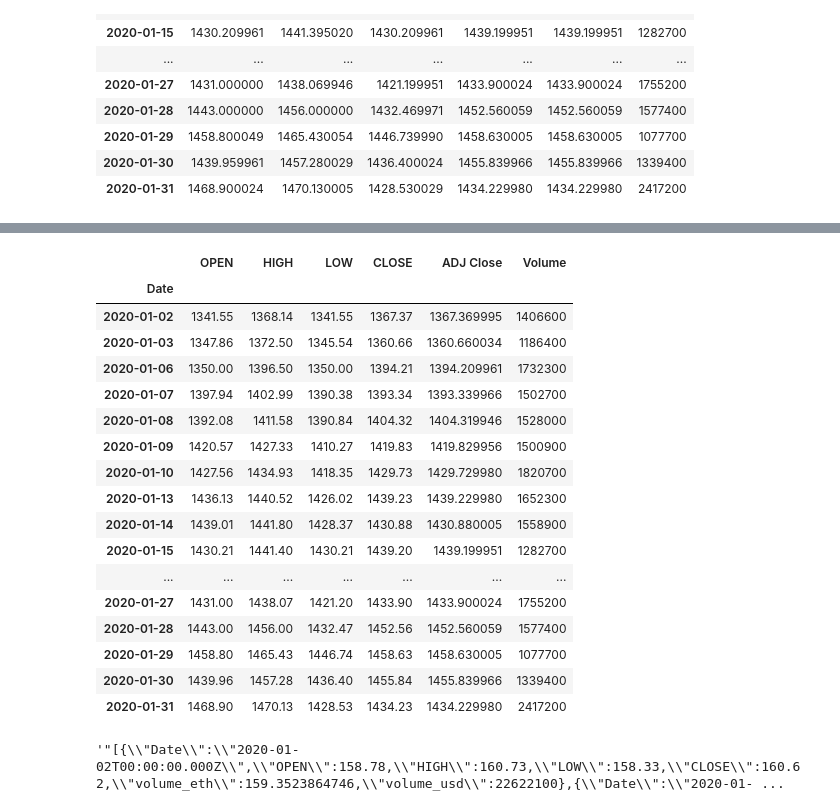
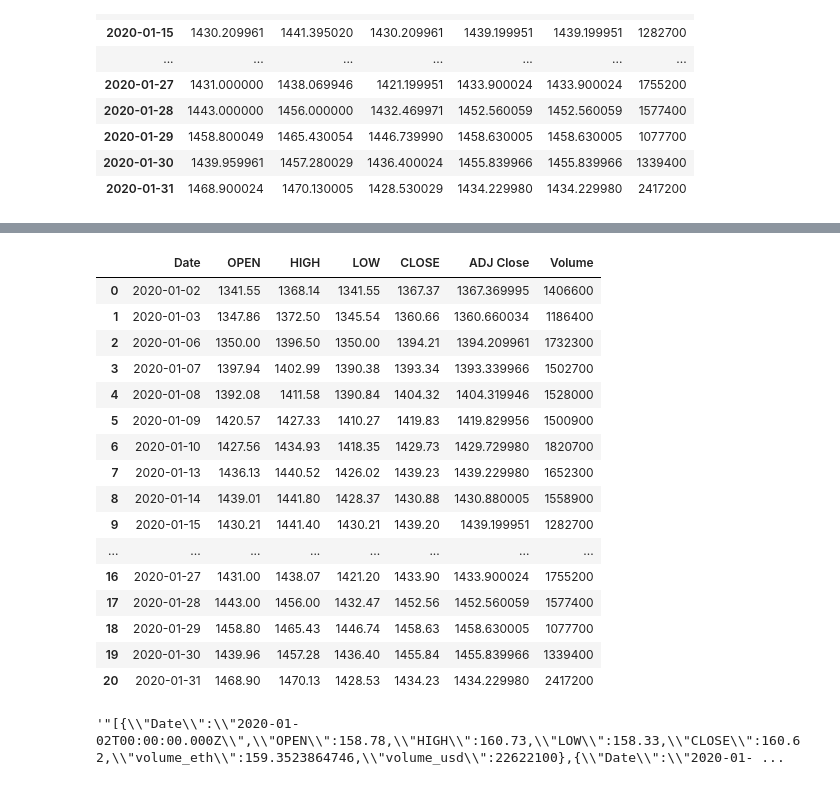
Before and after one commit to dgustave/Project2-Challenge, a Jupyter notebook: notebooks/ETL.ipynb, the cells around one changed output, grey strips where cells are left out. Drawn from its saved outputs; the diff is of its cells as text; code cells hidden in the pictures.

```diff
--- a/notebooks/ETL.ipynb
+++ b/notebooks/ETL.ipynb
@@ -65,9 +66,10 @@ data_df
 | 2020-01-30 | 1439.959961 | 1457.280029 | 1436.400024 | 1455.839966 | 1455.839966 | 1339400 |
 | 2020-01-31 | 1468.900024 | 1470.130005 | 1428.530029 | 1434.229980 | 1434.229980 | 2417200 |
 # %%
+data_df2 = data_df.reset_index(drop=False)
 #data_df.index = [x for x in range(1, len(data_df.values)+1)]
 #data_df.index.name = 'id'
 #data_df.index = data_df.index.map(str)
 
-data_df
+data_df2
 # %% [output]
@@ -92,23 +93,22 @@ data_df
 # %%
-data_df.columns = ["OPEN", "HIGH", "LOW", "CLOSE", "ADJ Close", "Volume"]
-data_df = data_df.round({"OPEN": 2, "HIGH": 2, "LOW": 2, "CLOSE": 2})
-data_df
+data_df2.columns = [ "Date", "OPEN", "HIGH", "LOW", "CLOSE", "ADJ Close", "Volume"]
+data_df2 = data_df2.round({"OPEN": 2, "HIGH": 2, "LOW": 2, "CLOSE": 2})
+data_df2
 # %% [output]
-|  | OPEN | HIGH | LOW | CLOSE | ADJ Close | Volume |
-| Date |  |  |  |  |  |  |
-| 2020-01-02 | 1341.55 | 1368.14 | 1341.55 | 1367.37 | 1367.369995 | 1406600 |
-| 2020-01-03 | 1347.86 | 1372.50 | 1345.54 | 1360.66 | 1360.660034 | 1186400 |
-| 2020-01-06 | 1350.00 | 1396.50 | 1350.00 | 1394.21 | 1394.209961 | 1732300 |
-| 2020-01-07 | 1397.94 | 1402.99 | 1390.38 | 1393.34 | 1393.339966 | 1502700 |
-| 2020-01-08 | 1392.08 | 1411.58 | 1390.84 | 1404.32 | 1404.319946 | 1528000 |
-| 2020-01-09 | 1420.57 | 1427.33 | 1410.27 | 1419.83 | 1419.829956 | 1500900 |
-| 2020-01-10 | 1427.56 | 1434.93 | 1418.35 | 1429.73 | 1429.729980 | 1820700 |
-| 2020-01-13 | 1436.13 | 1440.52 | 1426.02 | 1439.23 | 1439.229980 | 1652300 |
-| 2020-01-14 | 1439.01 | 1441.80 | 1428.37 | 1430.88 | 1430.880005 | 1558900 |
-| 2020-01-15 | 1430.21 | 1441.40 | 1430.21 | 1439.20 | 1439.199951 | 1282700 |
-| ... | ... | ... | ... | ... | ... | ... |
-| 2020-01-27 | 1431.00 | 1438.07 | 1421.20 | 1433.90 | 1433.900024 | 1755200 |
-| 2020-01-28 | 1443.00 | 1456.00 | 1432.47 | 1452.56 | 1452.560059 | 1577400 |
-| 2020-01-29 | 1458.80 | 1465.43 | 1446.74 | 1458.63 | 1458.630005 | 1077700 |
-| 2020-01-30 | 1439.96 | 1457.28 | 1436.40 | 1455.84 | 1455.839966 | 1339400 |
-| 2020-01-31 | 1468.90 | 1470.13 | 1428.53 | 1434.23 | 1434.229980 | 2417200 |
+|  | Date | OPEN | HIGH | LOW | CLOSE | ADJ Close | Volume |
+| 0 | 2020-01-02 | 1341.55 | 1368.14 | 1341.55 | 1367.37 | 1367.369995 | 1406600 |
+| 1 | 2020-01-03 | 1347.86 | 1372.50 | 1345.54 | 1360.66 | 1360.660034 | 1186400 |
+| 2 | 2020-01-06 | 1350.00 | 1396.50 | 1350.00 | 1394.21 | 1394.209961 | 1732300 |
+| 3 | 2020-01-07 | 1397.94 | 1402.99 | 1390.38 | 1393.34 | 1393.339966 | 1502700 |
+| 4 | 2020-01-08 | 1392.08 | 1411.58 | 1390.84 | 1404.32 | 1404.319946 | 1528000 |
+| 5 | 2020-01-09 | 1420.57 | 1427.33 | 1410.27 | 1419.83 | 1419.829956 | 1500900 |
+| 6 | 2020-01-10 | 1427.56 | 1434.93 | 1418.35 | 1429.73 | 1429.729980 | 1820700 |
+| 7 | 2020-01-13 | 1436.13 | 1440.52 | 1426.02 | 1439.23 | 1439.229980 | 1652300 |
+| 8 | 2020-01-14 | 1439.01 | 1441.80 | 1428.37 | 1430.88 | 1430.880005 | 1558900 |
+| 9 | 2020-01-15 | 1430.21 | 1441.40 | 1430.21 | 1439.20 | 1439.199951 | 1282700 |
+| ... | ... | ... | ... | ... | ... | ... | ... |
+| 16 | 2020-01-27 | 1431.00 | 1438.07 | 1421.20 | 1433.90 | 1433.900024 | 1755200 |
+| 17 | 2020-01-28 | 1443.00 | 1456.00 | 1432.47 | 1452.56 | 1452.560059 | 1577400 |
+| 18 | 2020-01-29 | 1458.80 | 1465.43 | 1446.74 | 1458.63 | 1458.630005 | 1077700 |
+| 19 | 2020-01-30 | 1439.96 | 1457.28 | 1436.40 | 1455.84 | 1455.839966 | 1339400 |
+| 20 | 2020-01-31 | 1468.90 | 1470.13 | 1428.53 | 1434.23 | 1434.229980 | 2417200 |
```
Also changed, not shown: parts of 3 cells of this notebook, 10 other files.
